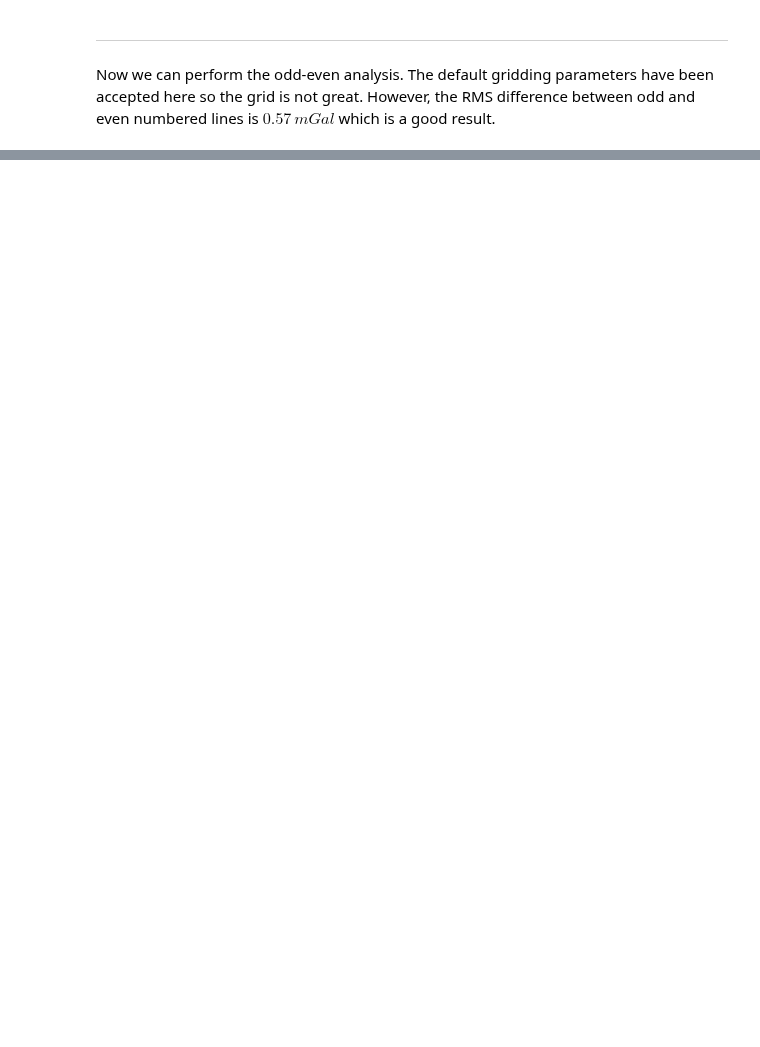
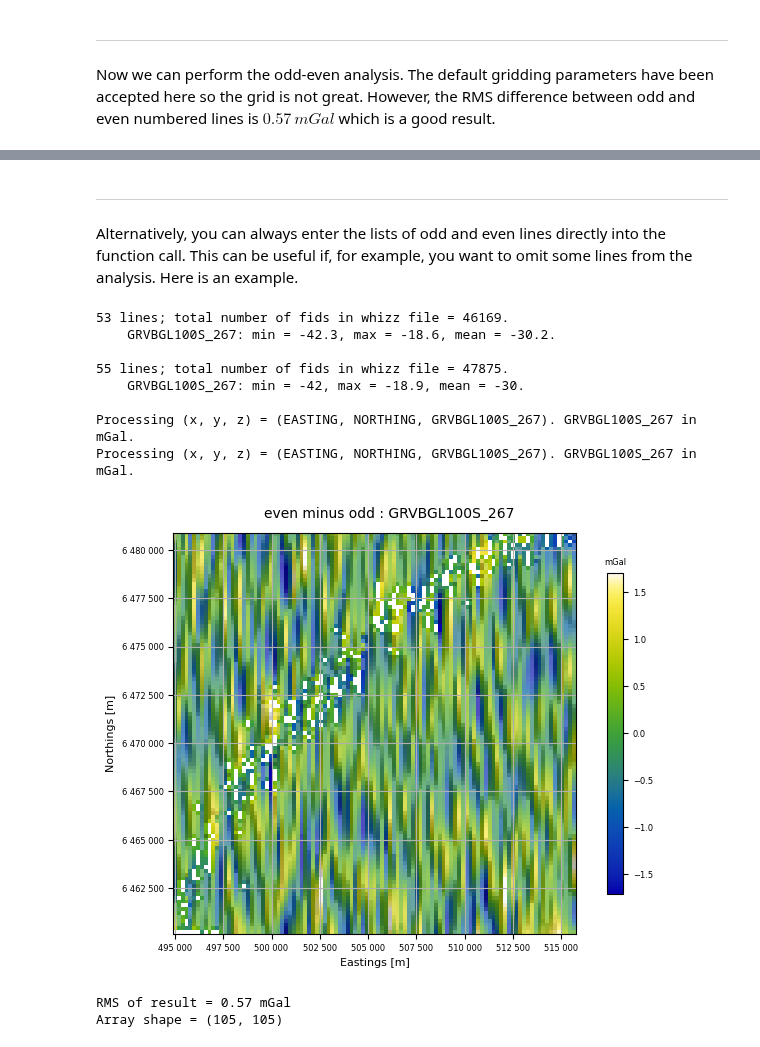
Before and after one commit to GeoscienceAustralia/galileoQC, a Jupyter notebook: docs/source/tutorials/Odd_Even_Analysis.ipynb, the cells around one changed output, grey strips where cells are left out. Saved outputs shown, nothing was run; the diff lists cells and outputs as text; code cells hidden in the pictures; blank space fills up the shorter version.

Commit message:
tutorial tidy-ups (aeromag and odd-even analysis)

```diff
--- a/docs/source/tutorials/Odd_Even_Analysis.ipynb
+++ b/docs/source/tutorials/Odd_Even_Analysis.ipynb
@@ -132,0 +135,32 @@ RMS of result = 0.57 mGal
+# %% [markdown]
+___
+# %% [markdown]
+Alternatively, you can always enter the lists of odd and even lines directly into the function call. This can be useful if, for example, you want to omit some lines from the analysis. Here is an example.
+# %%
+# First remove the control lines from the even and odd lines (`updateOddOrEven`
+# does this automatically for us in the previous example):
+controls = ['10100', '10200', '10300', '10400', '10500', '10600', '10700',
+            '10800', '10900', '11000', '11100']
+new_even = even.copy()
+new_odd = odd.copy()
+for ctrl in controls:
+    if ctrl in new_even:
+        new_even.remove(ctrl)
+    if ctrl in new_odd:
+        new_odd.remove(ctrl)
+# %%
+# Now remove the "unwanted" first even line:
+modified_even = new_even.pop(0)
+qc.oddevenlines(dh, 'GRVBGL100S_267', 200.0, oddlines=new_odd, evenlines=new_even)
+# %% [output]
+53 lines; total number of fids in whizz file = 46169.
+    GRVBGL100S_267: min = -42.3, max = -18.6, mean = -30.2.
+
+55 lines; total number of fids in whizz file = 47875.
+    GRVBGL100S_267: min = -42, max = -18.9, mean = -30.
+
+Processing (x, y, z) = (EASTING, NORTHING, GRVBGL100S_267). GRVBGL100S_267 in mGal.
+Processing (x, y, z) = (EASTING, NORTHING, GRVBGL100S_267). GRVBGL100S_267 in mGal.
+[figure, added]
+RMS of result = 0.57 mGal
+Array shape = (105, 105)
```
Also changed, not shown: parts of 6 cells of this notebook, 2 other files.
